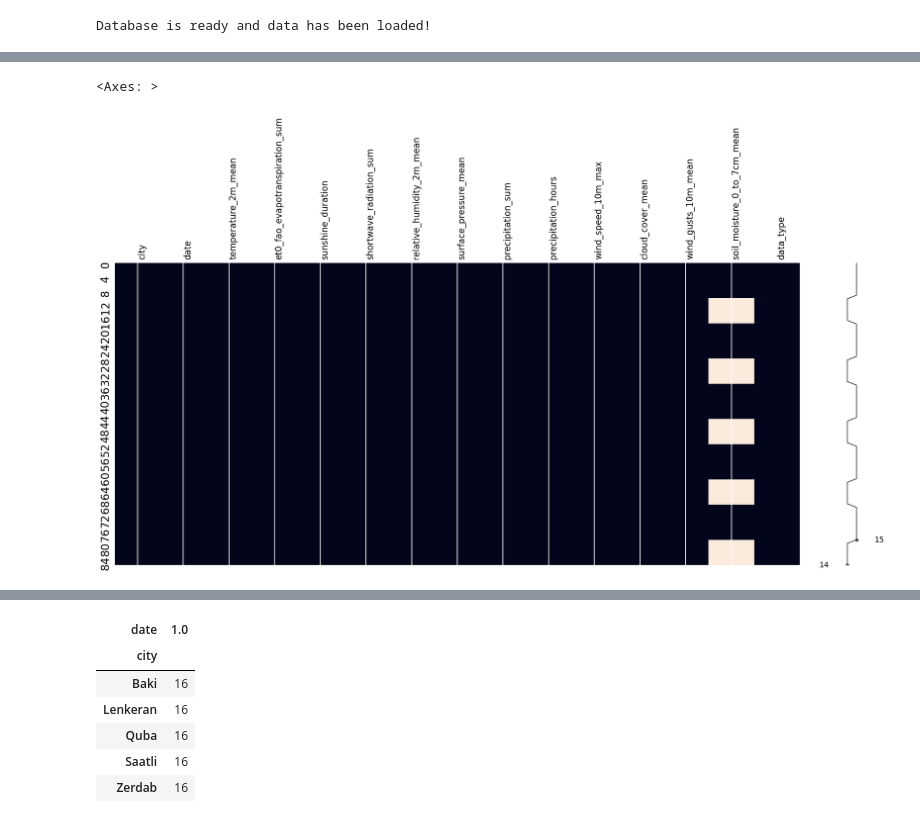
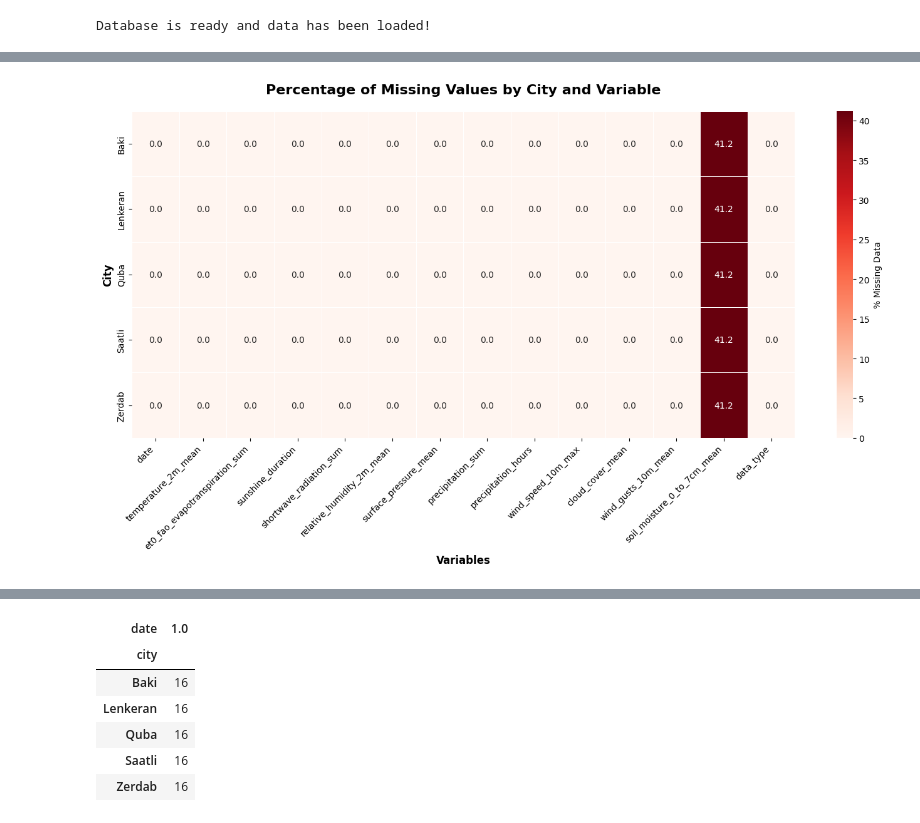
Before and after one commit to Xalid110/Soil_Moisture_Prediction, a Jupyter notebook: notebooks/day_04_cleaning.ipynb, the cells around one changed output, grey strips where cells are left out. Drawn from its saved outputs; the diff is of its cells as text; code cells hidden in the pictures.

```diff
--- a/notebooks/day_04_cleaning.ipynb
+++ b/notebooks/day_04_cleaning.ipynb
@@ -48,8 +75,34 @@ Total row count: 85
-# %%
-df.isna().mean().sort_values(ascending=False)*100
-msno.matrix(df)
-sns.heatmap(df.isna(), cbar=False)
-# %% [output]
-<Axes: >
-[figure, removed]
+# %%
+# 1. Create a DataFrame that is True for missing values and False for present values
+missing_df = df.isna()
+
+# 2. Add the 'city' column back so we can group by it
+# (Note: If your column is named 'location' or something else, change 'city' to that name)
+missing_df['city'] = df['city']
+
+# 3. Calculate the percentage of missing values for each variable, grouped by city
+missing_by_city = missing_df.groupby('city').mean() * 100
+
+# 4. Visualize with a Seaborn Heatmap
+plt.figure(figsize=(14, 8))
+
+# annot=True adds the exact percentage numbers inside the boxes
+# fmt=".1f" rounds the numbers to 1 decimal place
+# cmap="Reds" makes the heatmap go from white (0%) to dark red (100%)
+sns.heatmap(missing_by_city,
+            annot=True,
+            fmt=".1f",
+            cmap="Reds",
+            cbar_kws={'label': '% Missing Data'},
+            linewidths=0.5)
+
+plt.title("Percentage of Missing Values by City and Variable", fontsize=16, fontweight='bold', pad=20)
+plt.ylabel("City", fontsize=12, fontweight='bold')
+plt.xlabel("Variables", fontsize=12, fontweight='bold')
+
+plt.xticks(rotation=45, ha='right') # Rotate x labels so they don't overlap
+plt.tight_layout()
+plt.show()
+# %% [output]
+[figure, added]
 # %%
```
Also changed, not shown: parts of 13 cells of this notebook, 12 other files.
